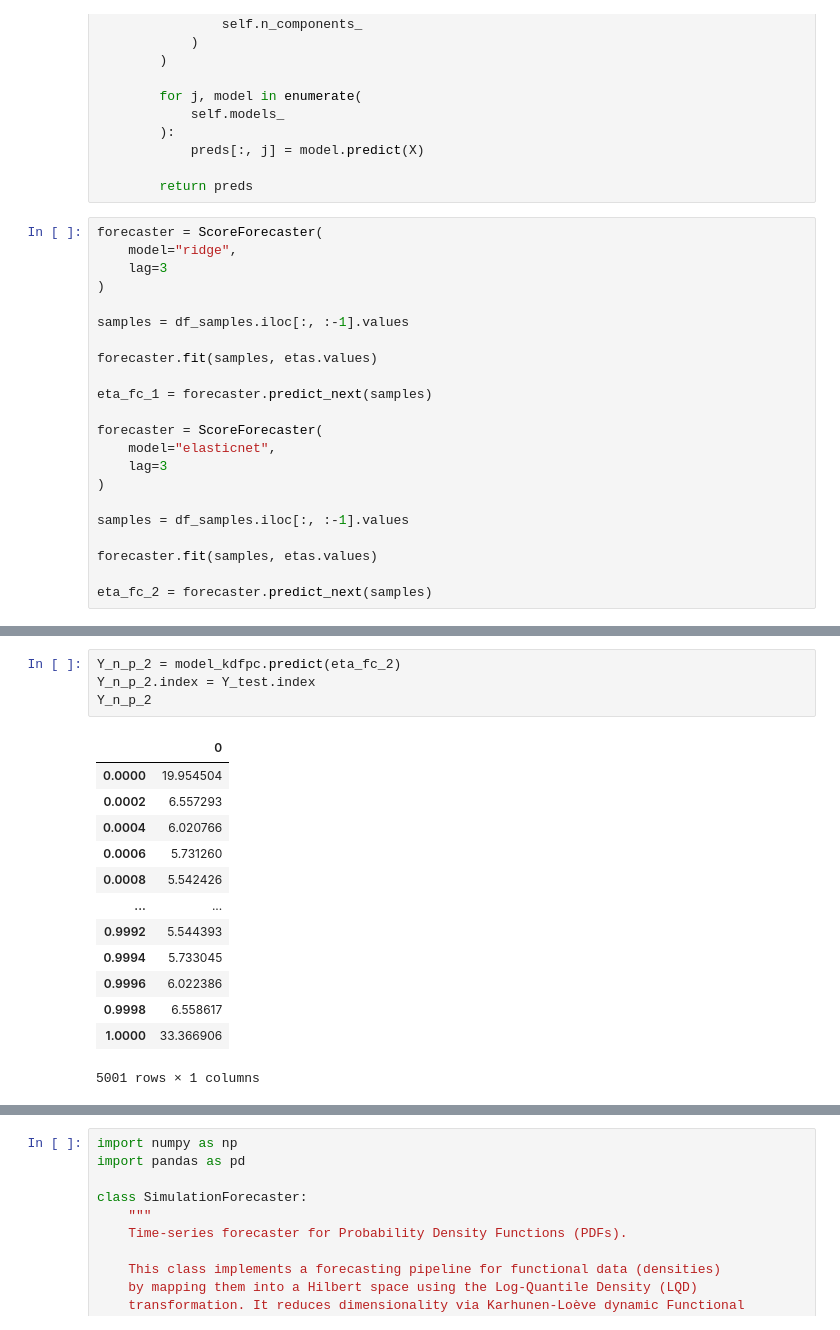
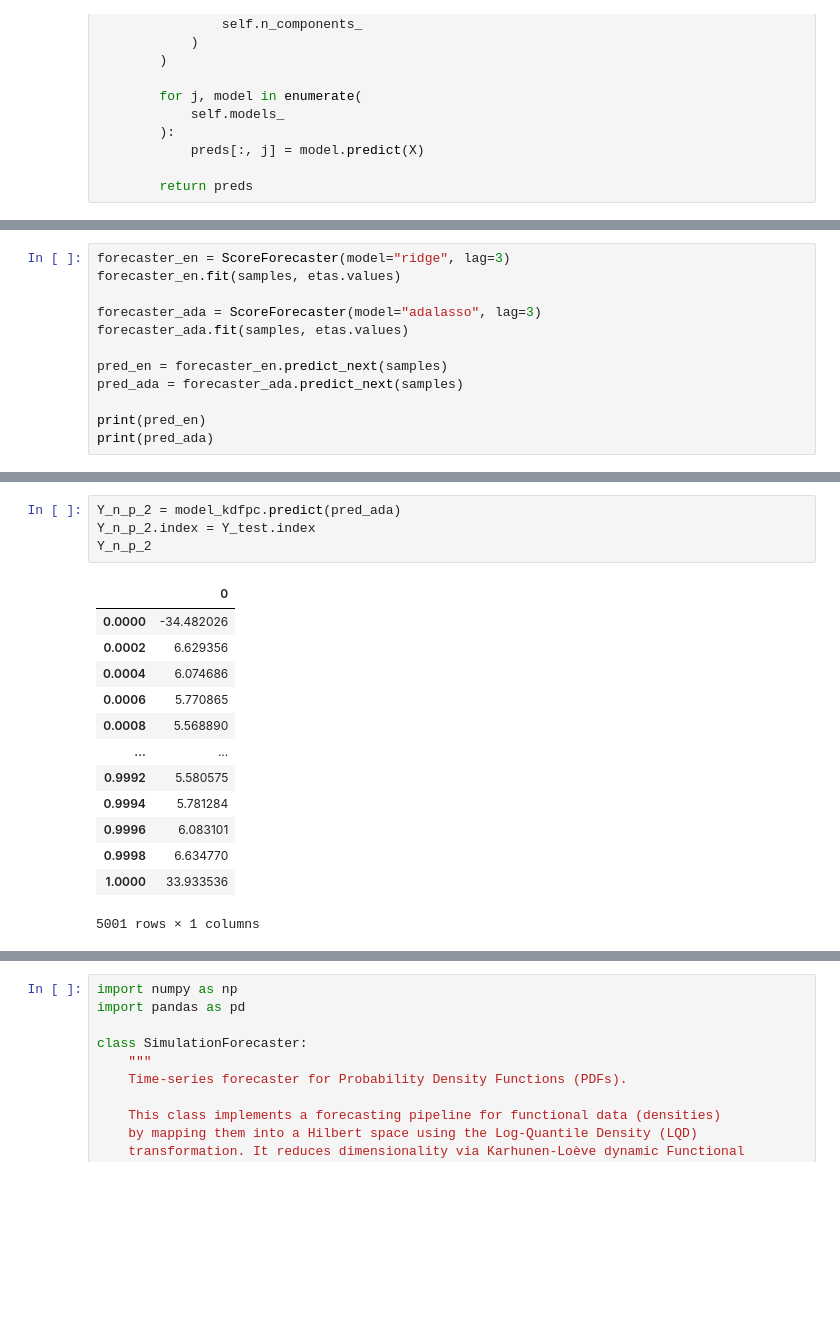
Before and after one commit to matheus-vizzotto/densities4risk, a Jupyter notebook: notebooks/development/scores_prediction.ipynb, the cells around one changed output, grey strips where cells are left out. Cells and saved outputs as stored; diff of their text form; blank space fills up the shorter version.

```diff
--- a/notebooks/development/scores_prediction.ipynb
+++ b/notebooks/development/scores_prediction.ipynb
@@ -704,25 +431,3 @@ class ScoreForecaster:
             preds[:, j] = model.predict(X)
 
         return preds
-# %%
-forecaster = ScoreForecaster(
-    model="ridge",
-    lag=3
-)
-
-samples = df_samples.iloc[:, :-1].values
-
-forecaster.fit(samples, etas.values)
-
-eta_fc_1 = forecaster.predict_next(samples)
-
-forecaster = ScoreForecaster(
-    model="elasticnet",
-    lag=3
-)
-
-samples = df_samples.iloc[:, :-1].values
-
-forecaster.fit(samples, etas.values)
-
-eta_fc_2 = forecaster.predict_next(samples)
@@ -760,0 +692,12 @@ model_kdfpc.psihat
+# %%
+forecaster_en = ScoreForecaster(model="ridge", lag=3)
+forecaster_en.fit(samples, etas.values)
+
+forecaster_ada = ScoreForecaster(model="adalasso", lag=3)
+forecaster_ada.fit(samples, etas.values)
+
+pred_en = forecaster_en.predict_next(samples)
+pred_ada = forecaster_ada.predict_next(samples)
+
+print(pred_en)
+print(pred_ada)
@@ -778,21 +728,21 @@ Y_n_p_1
 5001 rows × 1 columns
 # %%
-Y_n_p_2 = model_kdfpc.predict(eta_fc_2)
+Y_n_p_2 = model_kdfpc.predict(pred_ada)
 Y_n_p_2.index = Y_test.index
 Y_n_p_2
 # %% [output]
 |  | 0 |
-| 0.0000 | 19.954504 |
-| 0.0002 | 6.557293 |
-| 0.0004 | 6.020766 |
-| 0.0006 | 5.731260 |
-| 0.0008 | 5.542426 |
+| 0.0000 | -34.482026 |
+| 0.0002 | 6.629356 |
+| 0.0004 | 6.074686 |
+| 0.0006 | 5.770865 |
+| 0.0008 | 5.568890 |
 | ... | ... |
-| 0.9992 | 5.544393 |
-| 0.9994 | 5.733045 |
-| 0.9996 | 6.022386 |
-| 0.9998 | 6.558617 |
-| 1.0000 | 33.366906 |
+| 0.9992 | 5.580575 |
+| 0.9994 | 5.781284 |
+| 0.9996 | 6.083101 |
+| 0.9998 | 6.634770 |
+| 1.0000 | 33.933536 |
 5001 rows × 1 columns
 # %%
 import matplotlib.pyplot as plt
```
Also changed, not shown: parts of 13 cells of this notebook, 8 other files.
